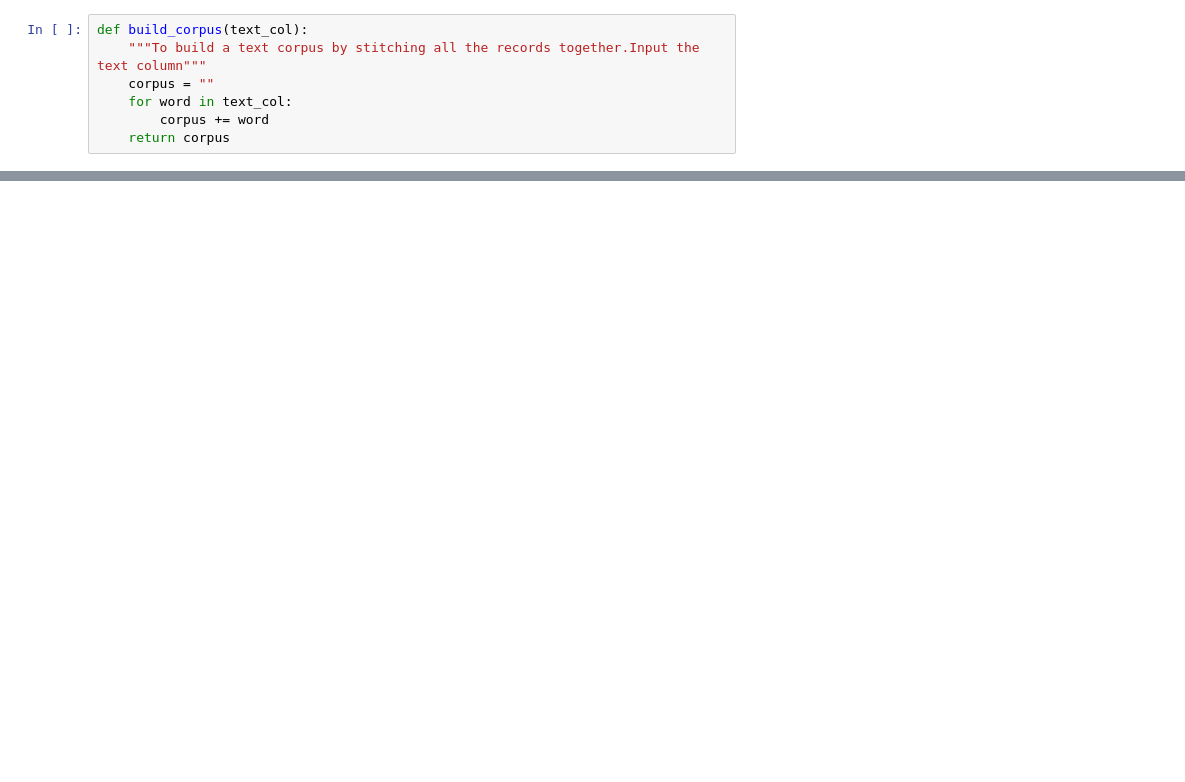
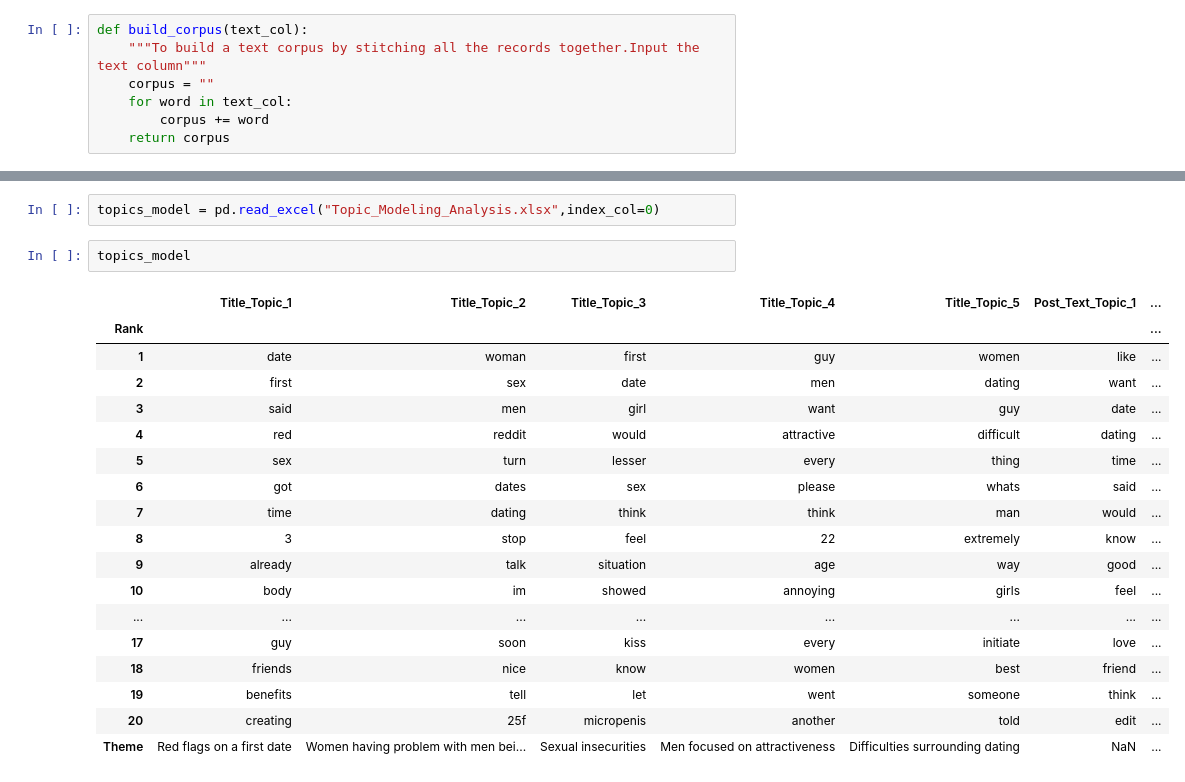
Before and after one commit to SaianshR/rizz-buzz, a Jupyter notebook: sentimentanalysis.ipynb, the cells around one changed output, grey strips where cells are left out. Drawn from its saved outputs; the diff is of its cells as text; blank space fills up the shorter version.

```diff
--- a/sentimentanalysis.ipynb
+++ b/sentimentanalysis.ipynb
@@ -115,0 +115,23 @@ rf.plot_word_frequency(corpus_comments_NoStop, corpus_name="Comments")
+# %%
+topics_model = pd.read_excel("Topic_Modeling_Analysis.xlsx",index_col=0)
+# %%
+topics_model
+# %% [output]
+|  | Title_Topic_1 | Title_Topic_2 | Title_Topic_3 | Title_Topic_4 | Title_Topic_5 | Post_Text_Topic_1 | ... |
+| Rank |  |  |  |  |  |  | ... |
+| 1 | date | woman | first | guy | women | like | ... |
+| 2 | first | sex | date | men | dating | want | ... |
+| 3 | said | men | girl | want | guy | date | ... |
+| 4 | red | reddit | would | attractive | difficult | dating | ... |
+| 5 | sex | turn | lesser | every | thing | time | ... |
+| 6 | got | dates | sex | please | whats | said | ... |
+| 7 | time | dating | think | think | man | would | ... |
+| 8 | 3 | stop | feel | 22 | extremely | know | ... |
+| 9 | already | talk | situation | age | way | good | ... |
+| 10 | body | im | showed | annoying | girls | feel | ... |
+| ... | ... | ... | ... | ... | ... | ... | ... |
+| 17 | guy | soon | kiss | every | initiate | love | ... |
+| 18 | friends | nice | know | women | best | friend | ... |
+| 19 | benefits | tell | let | went | someone | think | ... |
+| 20 | creating | 25f | micropenis | another | told | edit | ... |
+| Theme | Red flags on a first date | Women having problem with men bei... | Sexual insecurities | Men focused on attractiveness | Difficulties surrounding dating | NaN | ... |
```
Also changed, not shown: parts of 25 cells of this notebook.
